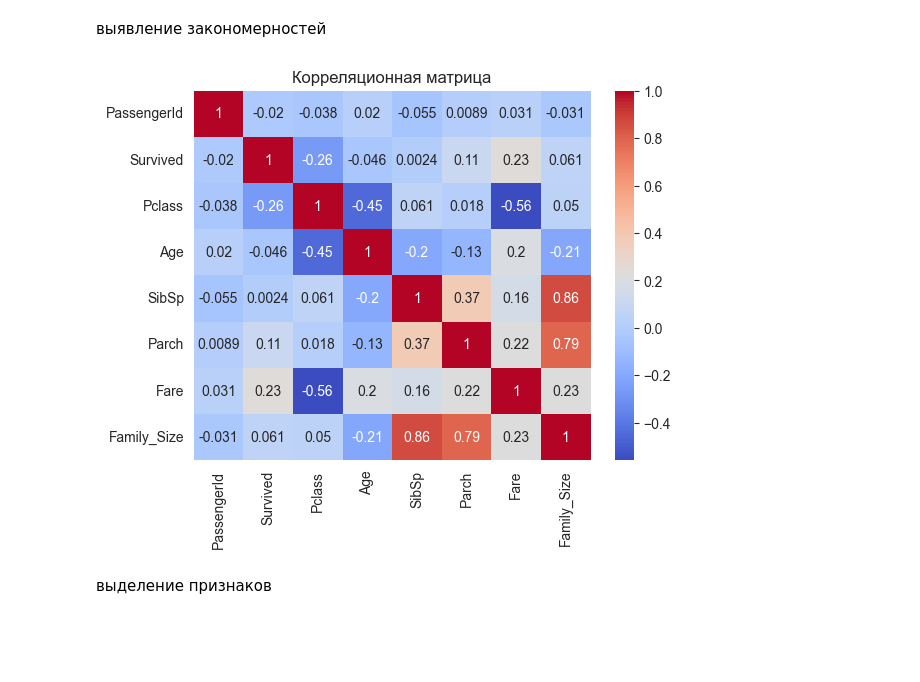
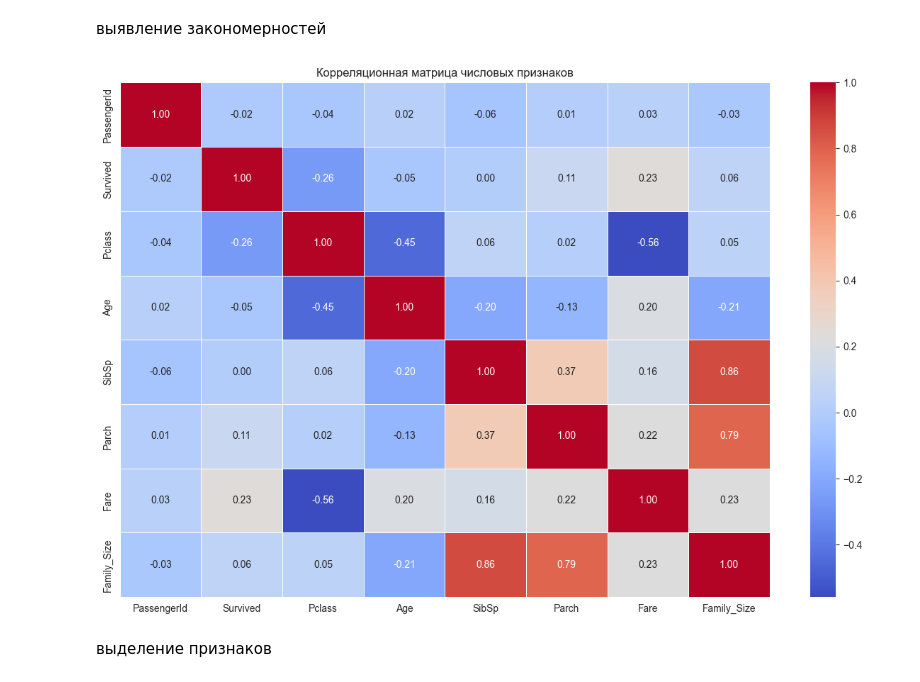
Before and after one commit to M0NTANN/S_l1_, a Jupyter notebook: l2.ipynb, the cells around one changed output. Cells and saved outputs as stored; diff of their text form; code cells hidden in the pictures; blank space fills up the shorter version.

```diff
--- a/l2.ipynb
+++ b/l2.ipynb
@@ -32,7 +32,9 @@ plt.show()
 
 def fill_age(row):
     if pd.isna(row['Age']):
-        return full_data[(full_data['Pclass'] == row['Pclass']) & (full_data['Sex'] == row['Sex'])]['Age'].median()
+        # Используем медиану по классу и полу
+        return full_data[(full_data['Pclass'] == row['Pclass']) &
+                         (full_data['Sex'] == row['Sex'])]['Age'].median()
     return row['Age']
 
 full_data['Age'] = full_data.apply(fill_age, axis=1)
@@ -74,13 +99,14 @@ largest_families = full_data.sort_values('Family_Size', ascending=False).head(5)
 # %%
 import seaborn as sns
 
+plt.figure(figsize=(12, 8))
 numeric = full_data.select_dtypes(include=['float64', 'int64'])
 corr_matrix = numeric.corr()
-
-sns.heatmap(corr_matrix, annot=True, cmap='coolwarm')
-plt.title('Корреляционная матрица')
+sns.heatmap(corr_matrix, annot=True, cmap='coolwarm', fmt='.2f', linewidths=0.5)
+plt.title('Корреляционная матрица числовых признаков')
+plt.tight_layout()
 plt.show()
 # %% [output]
-[figure, old version]
+[figure, new version]
 # %% [markdown]
 выделение признаков
```
Also changed, not shown: parts of 4 cells of this notebook, 4 other files.
